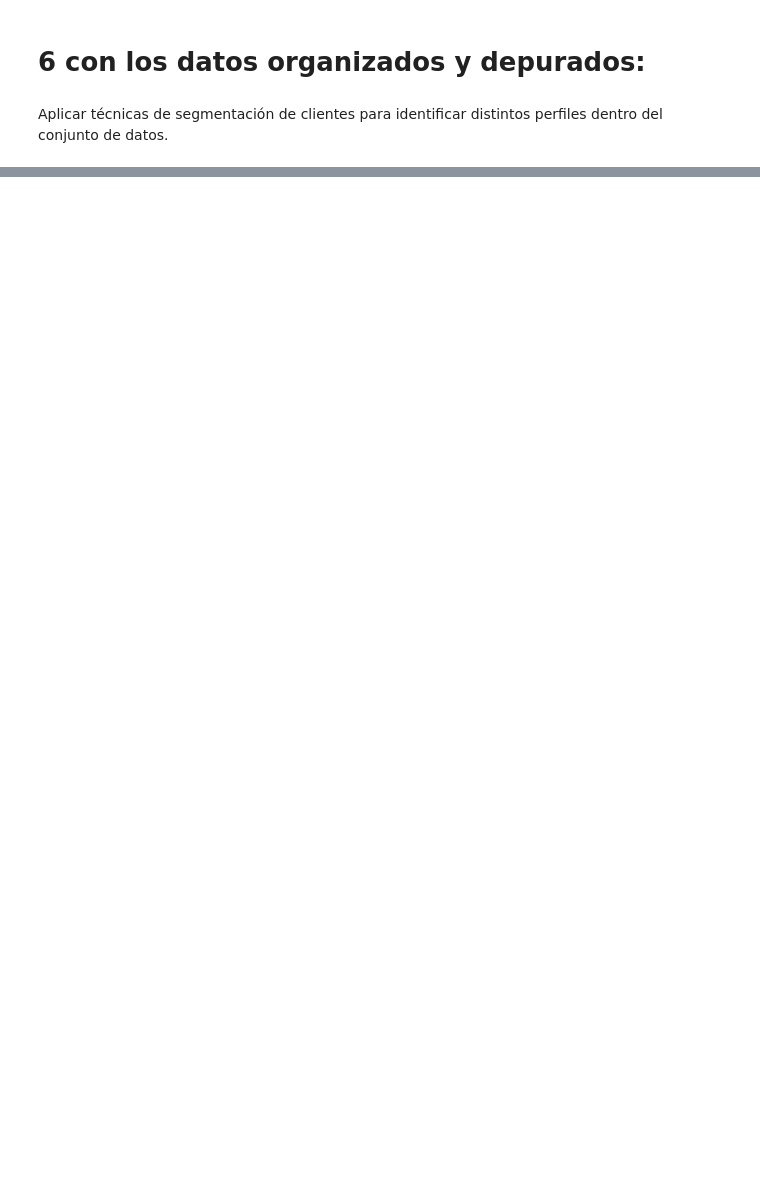
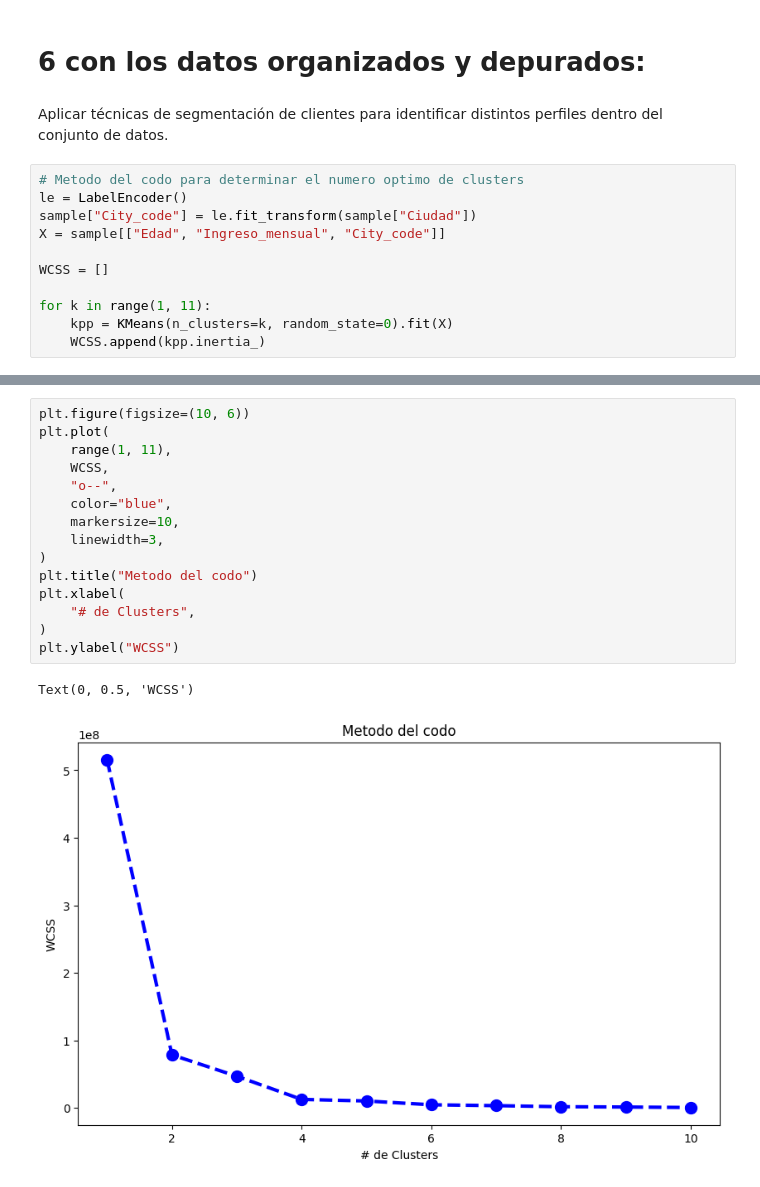
Before and after one commit to juanejd/bootcamp-IA-minTIC, a Jupyter notebook: Mision_1/campistas_ASUM_DM.ipynb, the cells around one changed output, grey strips where cells are left out. Saved outputs shown, nothing was run; the diff lists cells and outputs as text; blank space fills up the shorter version.

```diff
--- a/Mision_1/campistas_ASUM_DM.ipynb
+++ b/Mision_1/campistas_ASUM_DM.ipynb
@@ -615,3 +619,14 @@ sample
 # 6 con los datos organizados y depurados:
 # %% [markdown]
 Aplicar técnicas de segmentación de clientes para identificar distintos perfiles dentro del conjunto de datos.
+# %%
+# Metodo del codo para determinar el numero optimo de clusters
+le = LabelEncoder()
+sample["City_code"] = le.fit_transform(sample["Ciudad"])
+X = sample[["Edad", "Ingreso_mensual", "City_code"]]
+
+WCSS = []
+
+for k in range(1, 11):
+    kpp = KMeans(n_clusters=k, random_state=0).fit(X)
+    WCSS.append(kpp.inertia_)
@@ -617,0 +654,18 @@ Aplicar técnicas de segmentación de clientes para identificar distintos perfil
+# %%
+plt.figure(figsize=(10, 6))
+plt.plot(
+    range(1, 11),
+    WCSS,
+    "o--",
+    color="blue",
+    markersize=10,
+    linewidth=3,
+)
+plt.title("Metodo del codo")
+plt.xlabel(
+    "# de Clusters",
+)
+plt.ylabel("WCSS")
+# %% [output]
+Text(0, 0.5, 'WCSS')
+[figure, added]
```
Also changed, not shown: parts of 9 cells of this notebook, 1 other file.
